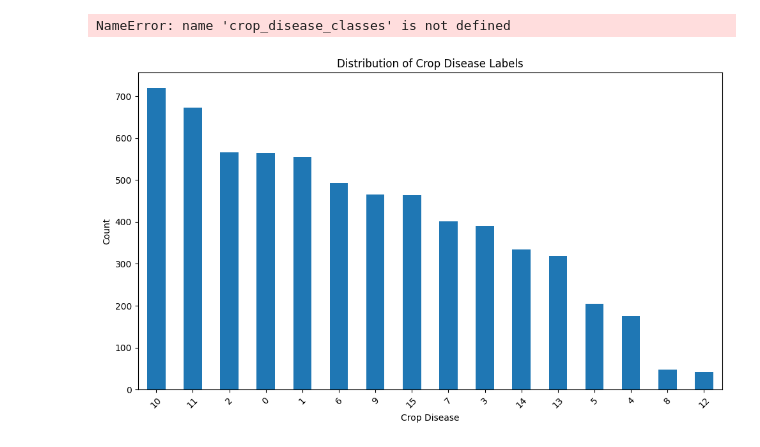
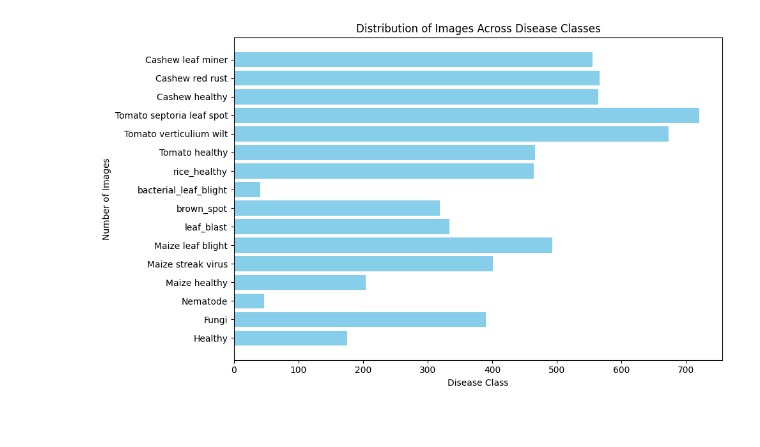
Before and after one commit to RizStillLearning/multicrop_disease_classification, a Jupyter notebook: visualization.ipynb, the cells around one changed output. Saved outputs shown, nothing was run; the diff lists cells and outputs as text; code cells hidden in the pictures.

Commit message:
Updated config and visualization

```diff
--- a/visualization.ipynb
+++ b/visualization.ipynb
@@ -7,22 +8,28 @@ config = get_config()
 # %%
 from dataset import load_dataset
 
-df, crop_disease_classes, _ = load_dataset(config['dataset_dir'])
-df.head()
+num_classes = config['num_classes']
+count_dict = {}
+
+data_dir = config['dataset_dir']
+p = Path(data_dir)
+for file in p.rglob('*'):
+    if file.is_file() and file.suffix in ['.jpg', '.jpeg', '.png']:
+        label = file.parent.name
+        if label in count_dict:
+            count_dict[label] += 1
+        else:
+            count_dict[label] = 1
-# %%
-df['crop_disease'].apply(lambda x: crop_disease_classes[x])
-# %% [output]
-NameError: name 'crop_disease_classes' is not defined
 # %%
-label_counts = df['crop_disease'].value_counts()
+labels = list(count_dict.keys())
+counts = list(count_dict.values())
 
 plt.figure(figsize=(10, 6))
-label_counts.plot(kind='bar')
-plt.title('Distribution of Crop Disease Labels')
-plt.xlabel('Crop Disease')
-plt.ylabel('Count')
-plt.xticks(rotation=45)
+plt.barh(labels, counts, color='skyblue')
+plt.xlabel('Disease Class')
+plt.ylabel('Number of Images')
+plt.title('Distribution of Images Across Disease Classes')
 plt.tight_layout()
 plt.show()
 # %% [output]
-[figure, old version]
+[figure, new version]
```
Also changed, not shown: parts of 1 cell of this notebook, 1 other file.
